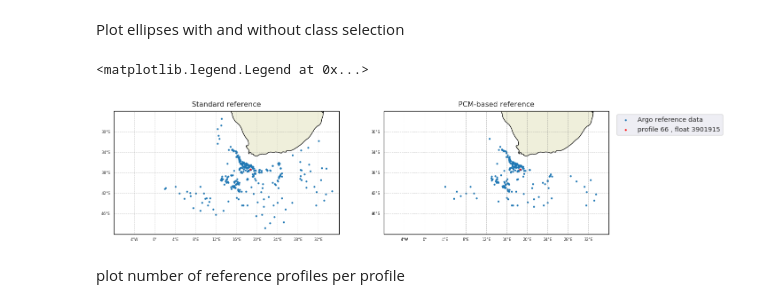
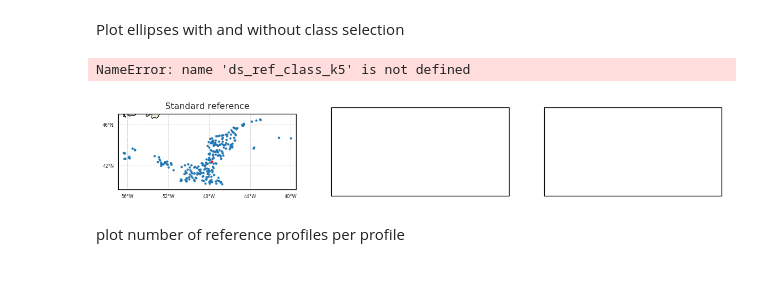
Before and after one commit to euroargodev/DMQC-PCM, a Jupyter notebook: exemples/3901915_Agulhas/Reference_envelop_plots.ipynb, the cells around one changed output. Saved outputs shown, nothing was run; the diff lists cells and outputs as text; code cells hidden in the pictures; blank space fills up the shorter version.

Commit message:
[update] test new floats

```diff
--- a/exemples/3901915_Agulhas/Reference_envelop_plots.ipynb
+++ b/exemples/3901915_Agulhas/Reference_envelop_plots.ipynb
@@ -56,8 +56,8 @@ def get_dataow(file_path):
 # %% [markdown]
 __Input__
 # %%
-float_WMO = 3901915
-prof_num = 66
+float_WMO = 4901218
+prof_num = 47
 # %% [markdown]
 ## 1. Load float profile
 # %% [markdown]
@@ -146,4 +139,4 @@ __data with class selection__
 # %%
-file_path = 'mat_files/' + str(float_WMO) + '_prof' + str(prof_num) + '_refdata_k5.mat'
-ds_ref_class = get_dataow(file_path)
-ds_ref_class
+file_path = 'mat_files/' + str(float_WMO) + '_prof' + str(prof_num) + '_refdata_k6_CTD.mat'
+ds_ref_class_k5 = get_dataow(file_path)
+ds_ref_class_k5
@@ -181,3 +145,7 @@ std_sal_class = np.nanstd(ds_ref_classi['sal'], axis=0)
+# %%
+file_path = 'mat_files/' + str(float_WMO) + '_prof' + str(prof_num) + '_refdata_k6.mat'
+ds_ref_class_k6 = get_dataow(file_path)
+ds_ref_class_k6
 # %% [markdown]
 ## 3. Plots
 # %% [markdown]
@@ -287,7 +223,7 @@ Plot ellipses with and without class selection
 
 proj=ccrs.PlateCarree()
 subplot_kw = {'projection': proj}
-fig, ax = plt.subplots(nrows=1, ncols=2, figsize=(
+fig, ax = plt.subplots(nrows=1, ncols=3, figsize=(
             12, 6), dpi=120, facecolor='w', edgecolor='k', subplot_kw=subplot_kw)
 
 # without class selection
@@ -302,42 +238,65 @@ defaults = {'linewidth': .5, 'color': 'gray', 'alpha': 0.5, 'linestyle': '--'}
 gl = ax[0].gridlines(crs=ax[0].projection,draw_labels=True, **defaults)
 gl.xlocator = mticker.FixedLocator(np.arange(-180, 180+1, 4))
 gl.ylocator = mticker.FixedLocator(np.arange(-90, 90+1, 4))
 gl.xformatter = LONGITUDE_FORMATTER
 gl.yformatter = LATITUDE_FORMATTER
 gl.xlabel_style = {'fontsize': 5}
 gl.ylabel_style = {'fontsize': 5}
 gl.xlabels_top = False
 gl.ylabels_right = False
 ax[0].set_title('Standard reference')
-ax[0].set_xlim([-8,36])
-ax[0].set_ylim([-50,-26])
+long_180 = np.mod(ds_ref['long']+180,360)-180
+ax[0].set_xlim([long_180.min()-0.5, long_180.max()+0.5])
+ax[0].set_ylim([ds_ref['lat'].min()-0.5, ds_ref['lat'].max()+0.5])
 
-# with class selection
-p1 = ax[1].scatter(ds_ref_class['long'], ds_ref_class['lat'], s=3, transform=proj, label='Argo reference data')
+# with class selection k=5
+p1 = ax[1].scatter(ds_ref_class_k5['long'], ds_ref_class_k5['lat'], s=3, transform=proj, label='Argo reference data')
 p2 = ax[1].scatter(ds_f['LONGITUDE'], ds_f['LATITUDE'], s=3, color = 'r', transform=proj, label='profile ' + str(prof_num)+ ' , float ' + str(float_WMO))
 
 land_feature = cfeature.NaturalEarthFeature(
             category='physical', name='land', scale='50m', facecolor=[0.9375, 0.9375, 0.859375])
 ax[1].add_feature(land_feature, edgecolor='black')
 
 defaults = {'linewidth': .5, 'color': 'gray', 'alpha': 0.5, 'linestyle': '--'}
 gl = ax[1].gridlines(crs=ax[1].projection,draw_labels=True, **defaults)
 gl.xlocator = mticker.FixedLocator(np.arange(-180, 180+1, 4))
 gl.ylocator = mticker.FixedLocator(np.arange(-90, 90+1, 4))
 gl.xformatter = LONGITUDE_FORMATTER
 gl.yformatter = LATITUDE_FORMATTER
 gl.xlabel_style = {'fontsize': 5}
 gl.ylabel_style = {'fontsize': 5}
 gl.xlabels_top = False
 gl.ylabels_right = False
 ax[1].set_title('PCM-based reference')
-ax[1].set_xlim([-8,36])
-ax[1].set_ylim([-50,-26])
+ax[1].set_xlim([long_180.min()-0.5, long_180.max()+0.5])
+ax[1].set_ylim([ds_ref['lat'].min()-0.5, ds_ref['lat'].max()+0.5])
 
-ax[1].legend(bbox_to_anchor=(1.02, 1), loc='upper left')
+# with class selection k=6
+p1 = ax[2].scatter(ds_ref_class_k6['long'], ds_ref_class_k6['lat'], s=3, transform=proj, label='Argo reference data')
+p2 = ax[2].scatter(ds_f['LONGITUDE'], ds_f['LATITUDE'], s=3, color = 'r', transform=proj, label='profile ' + str(prof_num)+ ' , float ' + str(float_WMO))
+
+land_feature = cfeature.NaturalEarthFeature(
+            category='physical', name='land', scale='50m', facecolor=[0.9375, 0.9375, 0.859375])
+ax[2].add_feature(land_feature, edgecolor='black')
+
+defaults = {'linewidth': .5, 'color': 'gray', 'alpha': 0.5, 'linestyle': '--'}
+gl = ax[2].gridlines(crs=ax[2].projection,draw_labels=True, **defaults)
+gl.xlocator = mticker.FixedLocator(np.arange(-180, 180+1, 4))
+gl.ylocator = mticker.FixedLocator(np.arange(-90, 90+1, 4))
+gl.xformatter = LONGITUDE_FORMATTER
+gl.yformatter = LATITUDE_FORMATTER
+gl.xlabel_style = {'fontsize': 5}
+gl.ylabel_style = {'fontsize': 5}
+gl.xlabels_top = False
+gl.ylabels_right = False
+ax[2].set_title('PCM-based reference k=6')
+ax[2].set_xlim([long_180.min()-0.5, long_180.max()+0.5])
+ax[2].set_ylim([ds_ref['lat'].min()-0.5, ds_ref['lat'].max()+0.5])
+
+ax[2].legend(bbox_to_anchor=(1.02, 1), loc='upper left')
 # %% [output]
-<matplotlib.legend.Legend at 0x...>
+NameError: name 'ds_ref_class_k5' is not defined
-[figure, old version]
+[figure, new version]
 # %% [markdown]
 plot number of reference profiles per profile
 # %%
```
Also changed, not shown: parts of 20 cells of this notebook, 45 other files.
